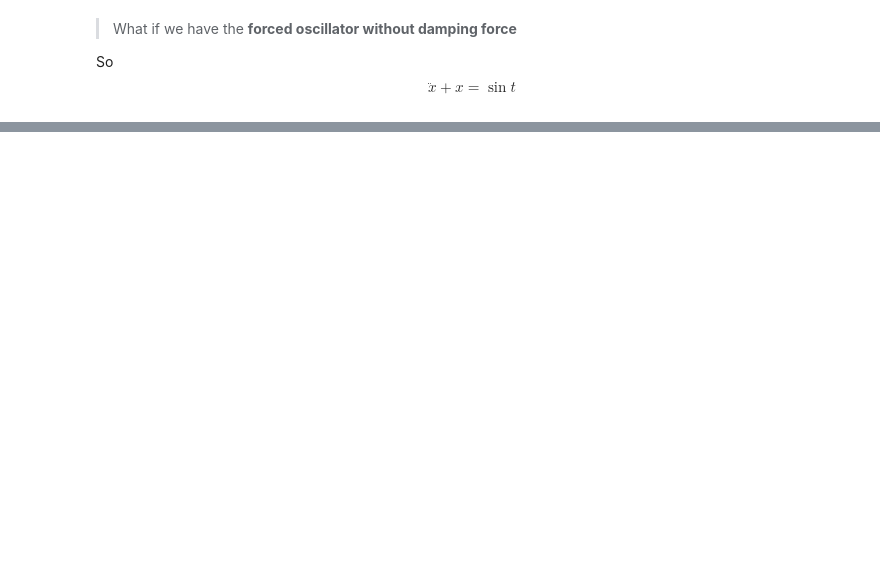
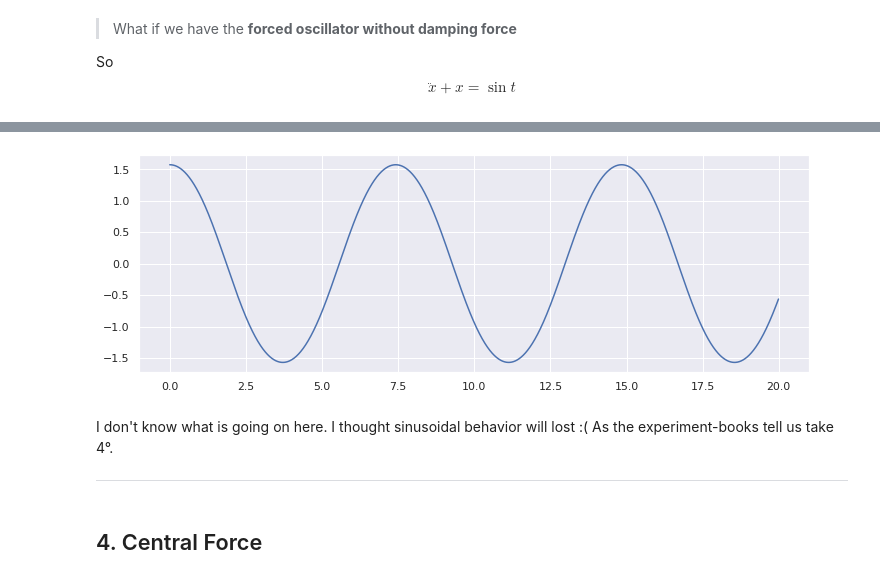
Before and after one commit to Souvik-0612/Diffarential-equation, a Jupyter notebook: ODE.ipynb, the cells around one changed output, grey strips where cells are left out. Saved outputs shown, nothing was run; the diff lists cells and outputs as text; code cells hidden in the pictures; blank space fills up the shorter version.

```diff
--- a/ODE.ipynb
+++ b/ODE.ipynb
@@ -328,0 +340,13 @@ We can see that the oscillation becomes large as time goes high. So after the *e
+# %%
+D13 = secondOrderEuler(0, np.pi/2, 0, lambda x, y, z: -np.sin(y), 20, 0.01)
+
+plt.plot(D13.x_axis(), D13.y_axis())
+plt.show()
+# %% [output]
+[figure, added]
+# %% [markdown]
+I don't know what is going on here. I thought sinusoidal behavior will lost :( As the experiment-books tell us take 4°.
+
+****
+# %% [markdown]
+## 4. Central Force
```
Also changed, not shown: parts of 7 cells of this notebook.
